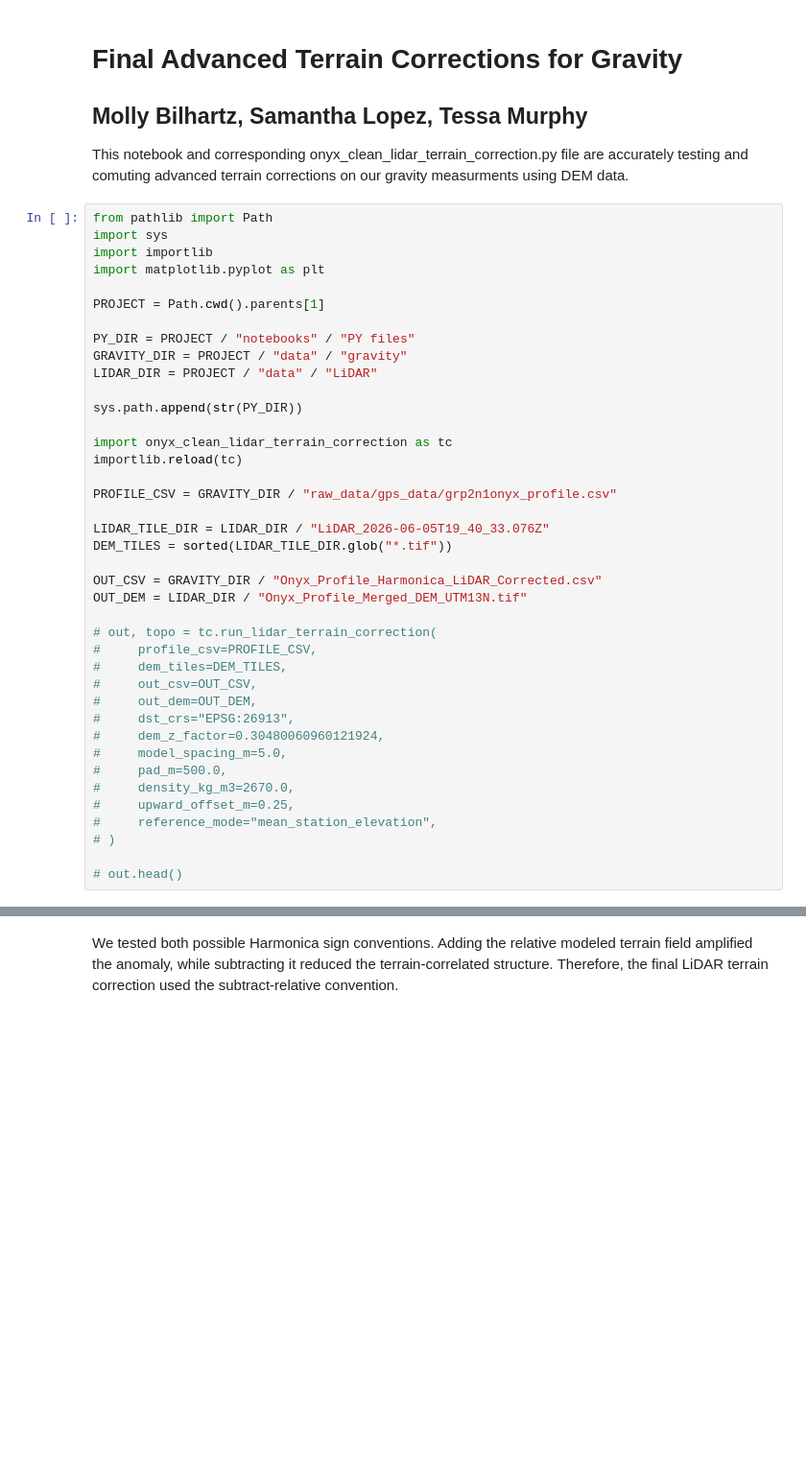
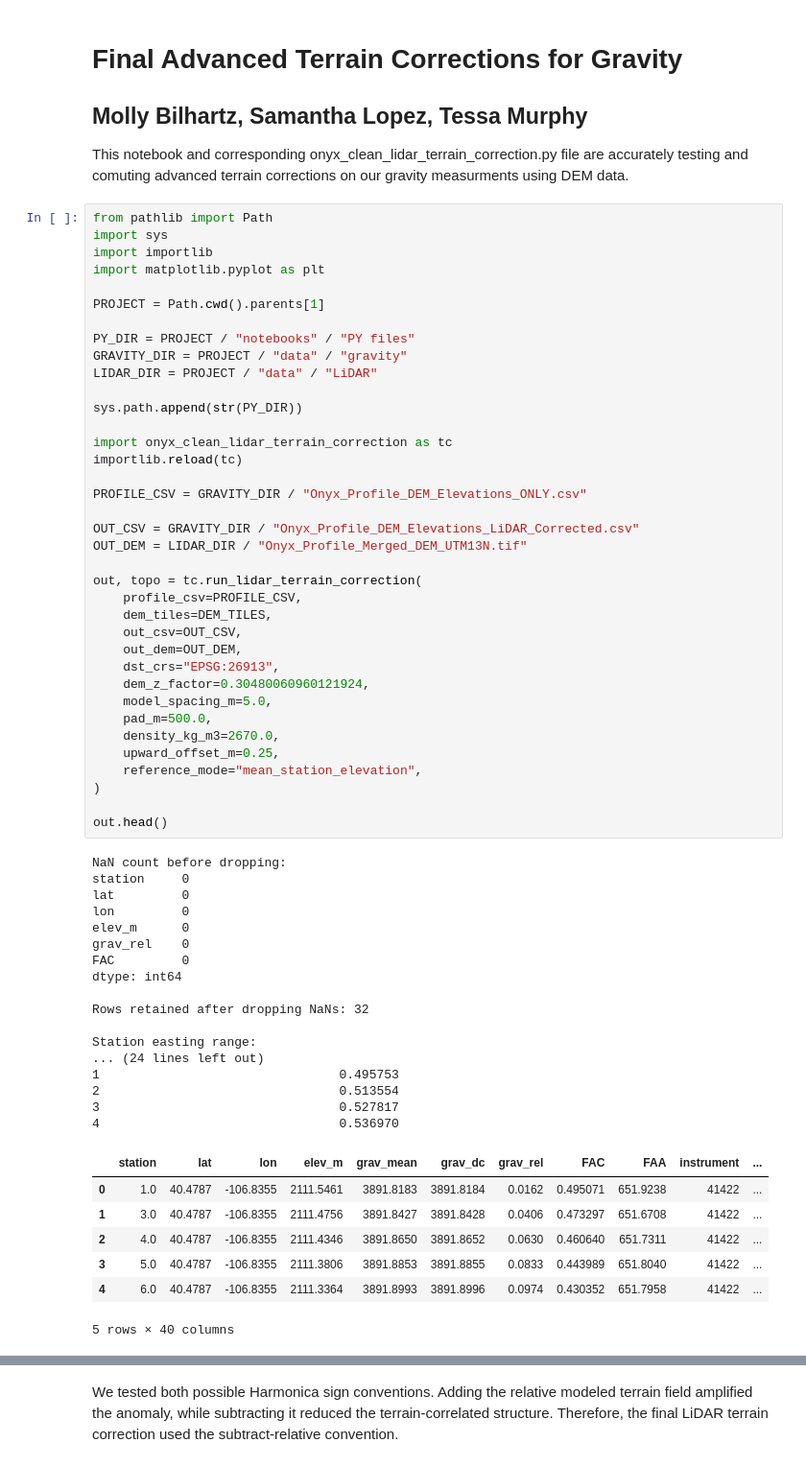
Before and after one commit to tessamurphy16/Geophysical-Characterization-of-the-Historic-Onyx-Mine-in-Steamboat-Springs-CO.-, a Jupyter notebook: notebooks/WORKING ipynb files/05_Gravity_CLEAN_LiDAR_Terrain_Correction.ipynb, the cells around one changed output, grey strips where cells are left out. Shown at 96% size. Saved outputs shown, nothing was run; the diff lists cells and outputs as text; blank space fills up the shorter version.

```diff
--- a/notebooks/WORKING ipynb files/05_Gravity_CLEAN_LiDAR_Terrain_Correction.ipynb
+++ b/notebooks/WORKING ipynb files/05_Gravity_CLEAN_LiDAR_Terrain_Correction.ipynb
@@ -6,40 +6,62 @@ This notebook and corresponding onyx_clean_lidar_terrain_correction.py file are
 # %%
 from pathlib import Path
 import sys
 import importlib
 import matplotlib.pyplot as plt
 
 PROJECT = Path.cwd().parents[1]
 
 PY_DIR = PROJECT / "notebooks" / "PY files"
 GRAVITY_DIR = PROJECT / "data" / "gravity"
 LIDAR_DIR = PROJECT / "data" / "LiDAR"
 
 sys.path.append(str(PY_DIR))
 
 import onyx_clean_lidar_terrain_correction as tc
 importlib.reload(tc)
 
-PROFILE_CSV = GRAVITY_DIR / "raw_data/gps_data/grp2n1onyx_profile.csv"
+PROFILE_CSV = GRAVITY_DIR / "Onyx_Profile_DEM_Elevations_ONLY.csv"
 
-LIDAR_TILE_DIR = LIDAR_DIR / "LiDAR_2026-06-05T19_40_33.076Z"
-DEM_TILES = sorted(LIDAR_TILE_DIR.glob("*.tif"))
-
-OUT_CSV = GRAVITY_DIR / "Onyx_Profile_Harmonica_LiDAR_Corrected.csv"
+OUT_CSV = GRAVITY_DIR / "Onyx_Profile_DEM_Elevations_LiDAR_Corrected.csv"
 OUT_DEM = LIDAR_DIR / "Onyx_Profile_Merged_DEM_UTM13N.tif"
 
-# out, topo = tc.run_lidar_terrain_correction(
-#     profile_csv=PROFILE_CSV,
-#     dem_tiles=DEM_TILES,
-#     out_csv=OUT_CSV,
-#     out_dem=OUT_DEM,
-#     dst_crs="EPSG:26913",
-#     dem_z_factor=0.30480060960121924,
-#     model_spacing_m=5.0,
-#     pad_m=500.0,
-#     density_kg_m3=2670.0,
-#     upward_offset_m=0.25,
-#     reference_mode="mean_station_elevation",
-# )
+out, topo = tc.run_lidar_terrain_correction(
+    profile_csv=PROFILE_CSV,
+    dem_tiles=DEM_TILES,
+    out_csv=OUT_CSV,
+    out_dem=OUT_DEM,
+    dst_crs="EPSG:26913",
+    dem_z_factor=0.30480060960121924,
+    model_spacing_m=5.0,
+    pad_m=500.0,
+    density_kg_m3=2670.0,
+    upward_offset_m=0.25,
+    reference_mode="mean_station_elevation",
+)
 
-# out.head()
+out.head()
+# %% [output]
+NaN count before dropping:
+station     0
+lat         0
+lon         0
+elev_m      0
+grav_rel    0
+FAC         0
+dtype: int64
+
+Rows retained after dropping NaNs: 32
+
+Station easting range:
+... (24 lines left out)
+1                                0.495753
+2                                0.513554
+3                                0.527817
+4                                0.536970
+|  | station | lat | lon | elev_m | grav_mean | grav_dc | grav_rel | FAC | FAA | instrument | ... |
+| 0 | 1.0 | 40.4787 | -106.8355 | 2111.5461 | 3891.8183 | 3891.8184 | 0.0162 | 0.495071 | 651.9238 | 41422 | ... |
+| 1 | 3.0 | 40.4787 | -106.8355 | 2111.4756 | 3891.8427 | 3891.8428 | 0.0406 | 0.473297 | 651.6708 | 41422 | ... |
+| 2 | 4.0 | 40.4787 | -106.8355 | 2111.4346 | 3891.8650 | 3891.8652 | 0.0630 | 0.460640 | 651.7311 | 41422 | ... |
+| 3 | 5.0 | 40.4787 | -106.8355 | 2111.3806 | 3891.8853 | 3891.8855 | 0.0833 | 0.443989 | 651.8040 | 41422 | ... |
+| 4 | 6.0 | 40.4787 | -106.8355 | 2111.3364 | 3891.8993 | 3891.8996 | 0.0974 | 0.430352 | 651.7958 | 41422 | ... |
+5 rows × 40 columns
```
Also changed, not shown: parts of 7 cells of this notebook, 3 other files.
